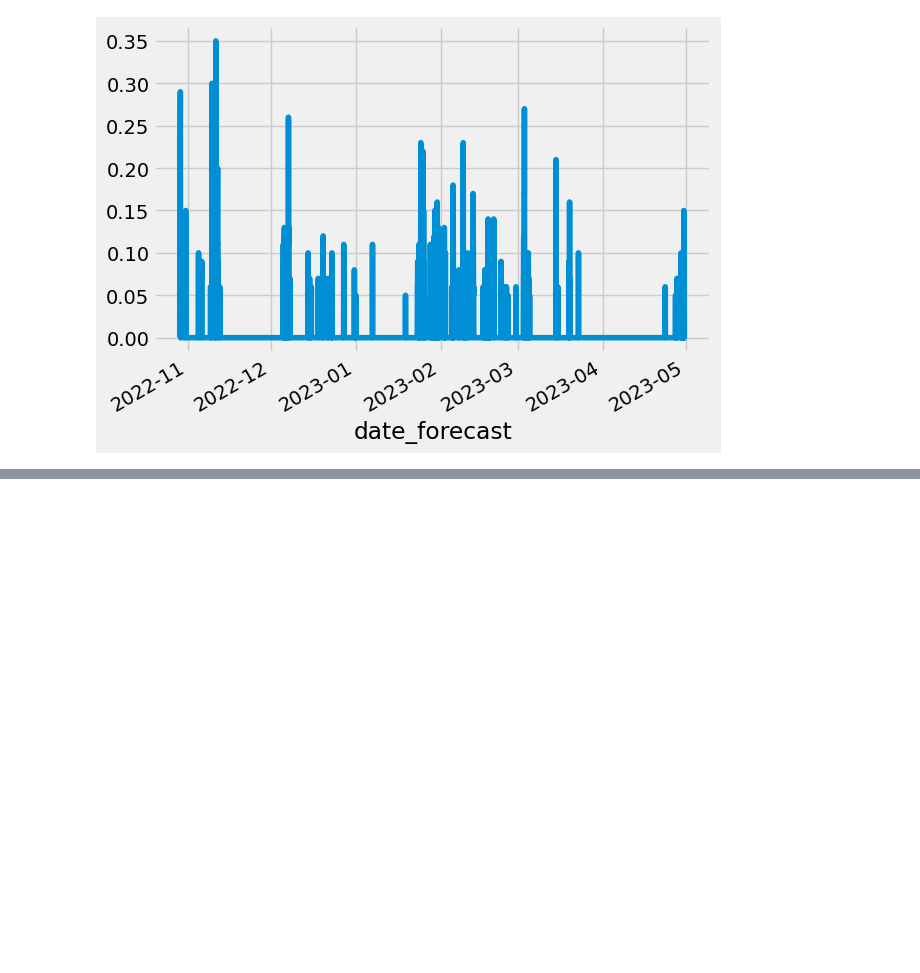
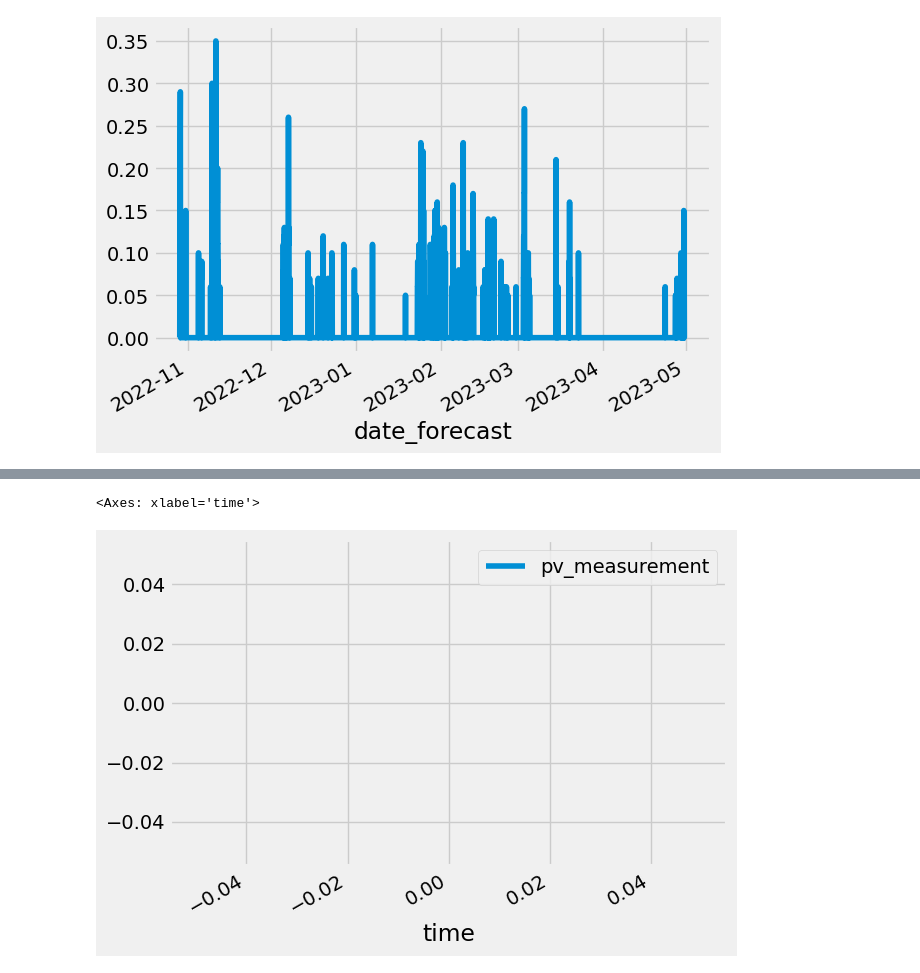
Before and after one commit to simenstang/TDT4173, a Jupyter notebook: data/notebooks_trials/eda/eda_3.ipynb, the cells around one changed output, grey strips where cells are left out. Saved outputs shown, nothing was run; the diff lists cells and outputs as text; code cells hidden in the pictures; blank space fills up the shorter version.

```diff
--- a/data/notebooks_trials/eda/eda_3.ipynb
+++ b/data/notebooks_trials/eda/eda_3.ipynb
@@ -94,0 +120,7 @@ X_train_estimated_c[f].plot()
+# %%
+train_b.set_index("time", inplace=True)
+# %%
+train_b[train_b['pv_measurement'] == 2].plot()
+# %% [output]
+<Axes: xlabel='time'>
+[figure, added]
```
Also changed, not shown: parts of 3 cells of this notebook, 52 other files.
